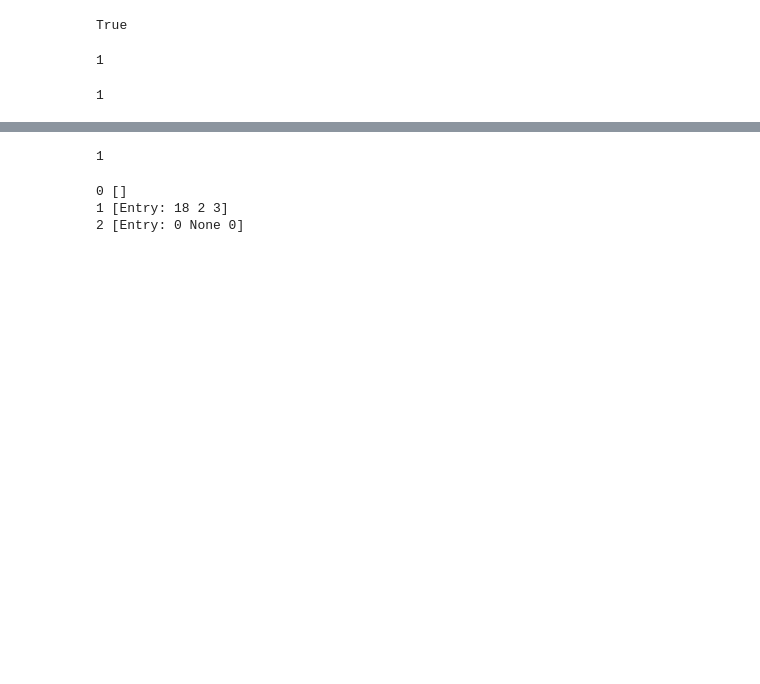
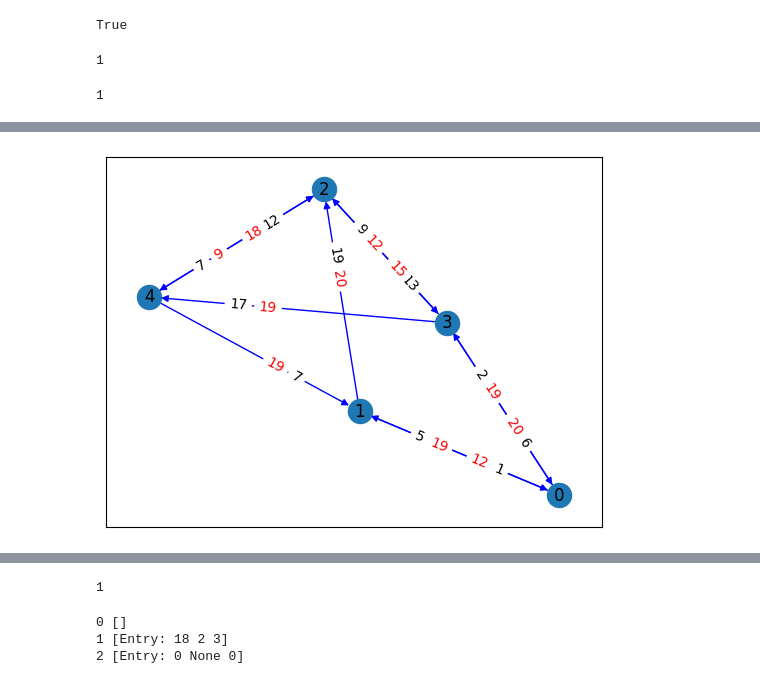
Before and after one commit to Constanze3/2IRS0, a Jupyter notebook: relax/testing.ipynb, the cells around one changed output, grey strips where cells are left out. Cells and saved outputs as stored; diff of their text form; code cells hidden in the pictures; blank space fills up the shorter version.

```diff
--- a/relax/testing.ipynb
+++ b/relax/testing.ipynb
@@ -235,3 +238,13 @@ G.init_tables(2)
 test_algorithm("test", G, 2, (1, 2), (11, 18))
 # %% [output]
 1
+# %%
+G = Graph({
+    0: {3:(2, 19), 1:(12, 19)},
+    1: {2:(19,20), 0:(1, 12)},
+    2: {4:(7, 9), 3:(13, 15)},
+    3: {0:(6, 20), 4:(17, 19), 2:(9, 12)},
+    4: {2:(12, 18), 1:(7, 19)}
+})
+G.init_tables(4)
+test_algorithm("test", G, 4, (0, 1), (5, 19))
@@ -238,2 +270,6 @@ test_algorithm("test", G, 2, (1, 2), (11, 18))
+# %%
+draw_graph(G)
+# %% [output]
+[figure, added]
 # %%
 num_tests = 1_000_000
```
Also changed, not shown: parts of 7 cells of this notebook, 1 other file.
